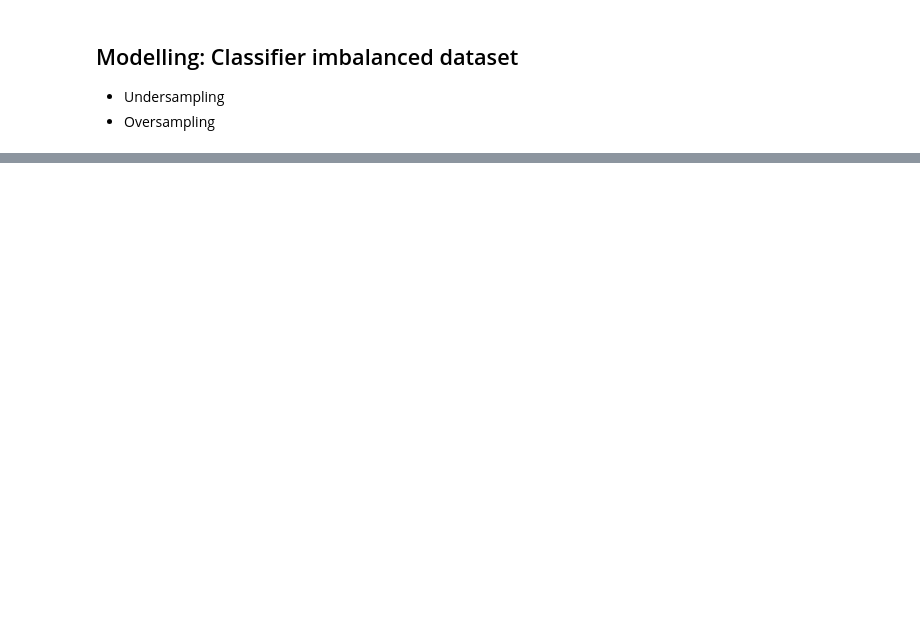
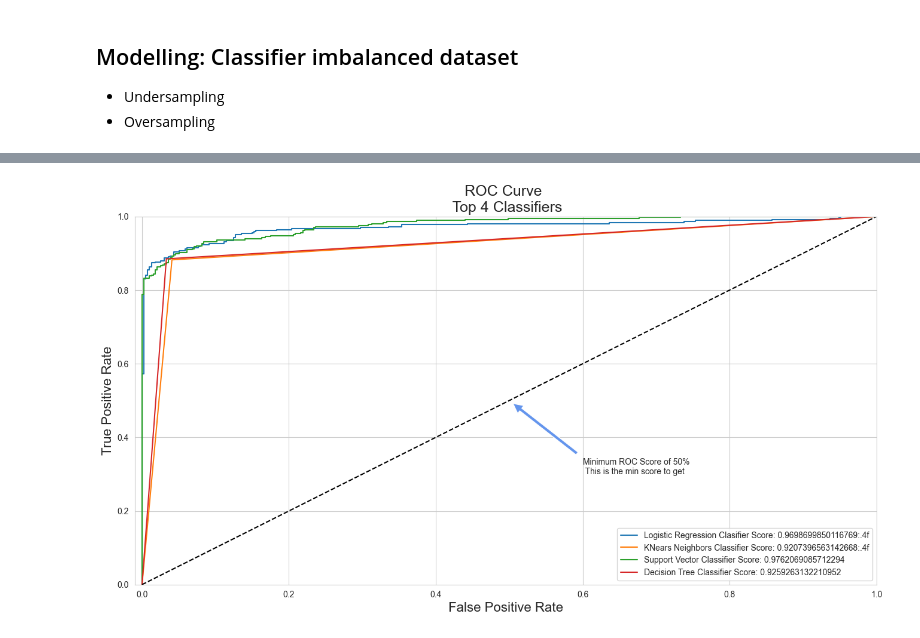
Before and after one commit to DuongVu39/credit_card_fraud_detection, a Jupyter notebook: notebooks/Exploration.ipynb, the cells around one changed output, grey strips where cells are left out. Cells and saved outputs as stored; diff of their text form; code cells hidden in the pictures; blank space fills up the shorter version.

```diff
--- a/notebooks/Exploration.ipynb
+++ b/notebooks/Exploration.ipynb
@@ -717,0 +806,10 @@ NearMiss Label Distribution: Counter({0: 492, 1: 492})
+# %%
+# create a dataframe to store all the scores and the classifiers namess
+
+log_reg_pred = cross_val_predict(log_reg, X_train, y_train, cv=5, method="decision_function")
+
+knears_pred = cross_val_predict(knears_neighbors, X_train, y_train, cv=5)
+
+svc_pred = cross_val_predict(svc, X_train, y_train, cv=5, method="decision_function")
+
+tree_pred = cross_val_predict(tree_clf, X_train, y_train, cv=5)
@@ -717,0 +826,28 @@ NearMiss Label Distribution: Counter({0: 492, 1: 492})
+# %%
+# Extract False Positive rate and True Positive Rate for each classifier
+
+log_fpr, log_tpr, log_threshold = roc_curve(y_train, log_reg_pred)
+knears_fpr, knears_tpr, knears_threshold = roc_curve(y_train, knears_pred)
+svc_fpr, svc_tpr, svc_threshold = roc_curve(y_train, svc_pred)
+tree_fpr, tree_tpr, tree_threshold = roc_curve(y_train, tree_pred)
+
+def plot_multiple_roc_curves(log_fpr, log_tpr, knears_fpr, knears_tpr, svc_fpr, svc_tpr, tree_fpr, tree_tpr):
+    plt.figure(figsize=(16,8))
+    plt.title("ROC Curve \n Top 4 Classifiers", fontsize=18)
+    plt.plot(log_fpr, log_tpr, label=f"Logistic Regression Clasifier Score: {roc_auc_score(y_train, log_reg_pred)}:.4f")
+    plt.plot(knears_fpr, knears_tpr, label=f"KNears Neighbors Classifier Score: {roc_auc_score(y_train, knears_pred)}:.4f")
+    plt.plot(svc_fpr, svc_tpr, label=f"Support Vector Classifier Score: {roc_auc_score(y_train, svc_pred)}")
+    plt.plot(tree_fpr, tree_tpr, label=f"Decision Tree Classifier Score: {roc_auc_score(y_train, tree_pred)}")
+    plt.plot([0, 1], [0, 1], 'k--')
+    plt.axis([-0.01, 1, 0, 1])
+    plt.xlabel("False Positive Rate", fontsize=16)
+    plt.ylabel("True Positive Rate", fontsize=16)
+    plt.annotate("Minimum ROC Score of 50% \n This is the min score to get",
+                 xy=(0.5, 0.5), xytext=(0.6, 0.3),
+                 arrowprops=dict(facecolor="cornflowerblue", shrink=0.05))
+    plt.legend()
+
+plot_multiple_roc_curves(log_fpr, log_tpr, knears_fpr, knears_tpr, svc_fpr, svc_tpr, tree_fpr, tree_tpr)
+plt.show()
+# %% [output]
+[figure, added]
```
Also changed, not shown: parts of 22 cells of this notebook.
